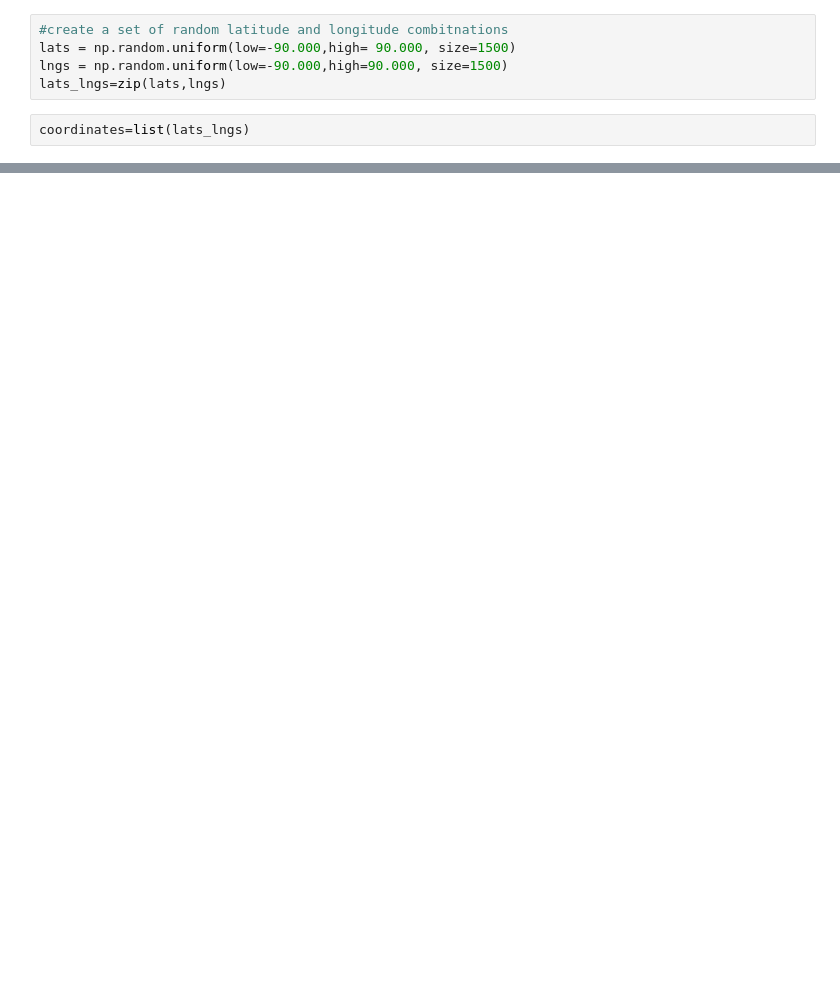
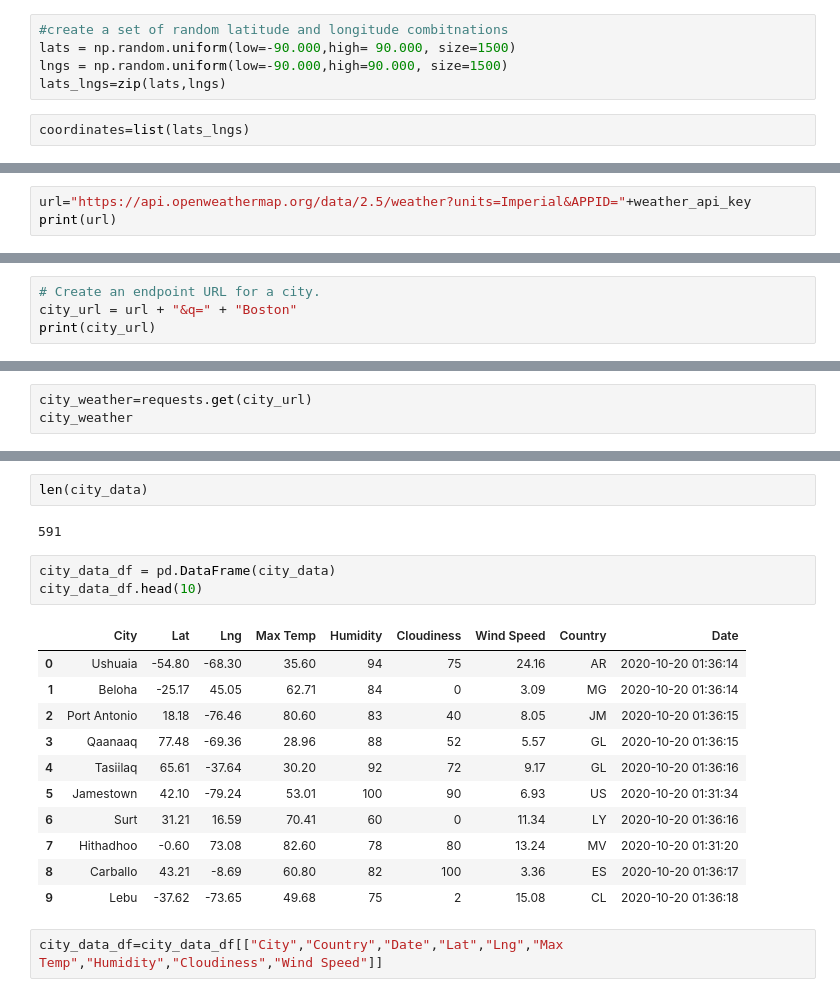
Before and after one commit to sebcampos/World_Weather_Analysis, a Jupyter notebook: WeatherPy.ipynb, the cells around one changed output, grey strips where cells are left out. Cells and saved outputs as stored; diff of their text form; blank space fills up the shorter version.

```diff
--- a/WeatherPy.ipynb
+++ b/WeatherPy.ipynb
@@ -49,0 +53,3 @@ len(cities)
+# %%
+url="https://api.openweathermap.org/data/2.5/weather?units=Imperial&APPID="+weather_api_key
+print(url)
@@ -49,0 +58,4 @@ len(cities)
+# %%
+# Create an endpoint URL for a city.
+city_url = url + "&q=" + "Boston"
+print(city_url)
@@ -49,0 +64,3 @@ len(cities)
+# %%
+city_weather=requests.get(city_url)
+city_weather
@@ -49,0 +203,21 @@ len(cities)
+# %%
+len(city_data)
+# %% [output]
+591
+# %%
+city_data_df = pd.DataFrame(city_data)
+city_data_df.head(10)
+# %% [output]
+|  | City | Lat | Lng | Max Temp | Humidity | Cloudiness | Wind Speed | Country | Date |
+| 0 | Ushuaia | -54.80 | -68.30 | 35.60 | 94 | 75 | 24.16 | AR | 2020-10-20 01:36:14 |
+| 1 | Beloha | -25.17 | 45.05 | 62.71 | 84 | 0 | 3.09 | MG | 2020-10-20 01:36:14 |
+| 2 | Port Antonio | 18.18 | -76.46 | 80.60 | 83 | 40 | 8.05 | JM | 2020-10-20 01:36:15 |
+| 3 | Qaanaaq | 77.48 | -69.36 | 28.96 | 88 | 52 | 5.57 | GL | 2020-10-20 01:36:15 |
+| 4 | Tasiilaq | 65.61 | -37.64 | 30.20 | 92 | 72 | 9.17 | GL | 2020-10-20 01:36:16 |
+| 5 | Jamestown | 42.10 | -79.24 | 53.01 | 100 | 90 | 6.93 | US | 2020-10-20 01:31:34 |
+| 6 | Surt | 31.21 | 16.59 | 70.41 | 60 | 0 | 11.34 | LY | 2020-10-20 01:36:16 |
+| 7 | Hithadhoo | -0.60 | 73.08 | 82.60 | 78 | 80 | 13.24 | MV | 2020-10-20 01:31:20 |
+| 8 | Carballo | 43.21 | -8.69 | 60.80 | 82 | 100 | 3.36 | ES | 2020-10-20 01:36:17 |
+| 9 | Lebu | -37.62 | -73.65 | 49.68 | 75 | 2 | 15.08 | CL | 2020-10-20 01:36:18 |
+# %%
+city_data_df=city_data_df[["City","Country","Date","Lat","Lng","Max Temp","Humidity","Cloudiness","Wind Speed"]]
```
Also changed, not shown: parts of 17 cells of this notebook, 1 other file.
